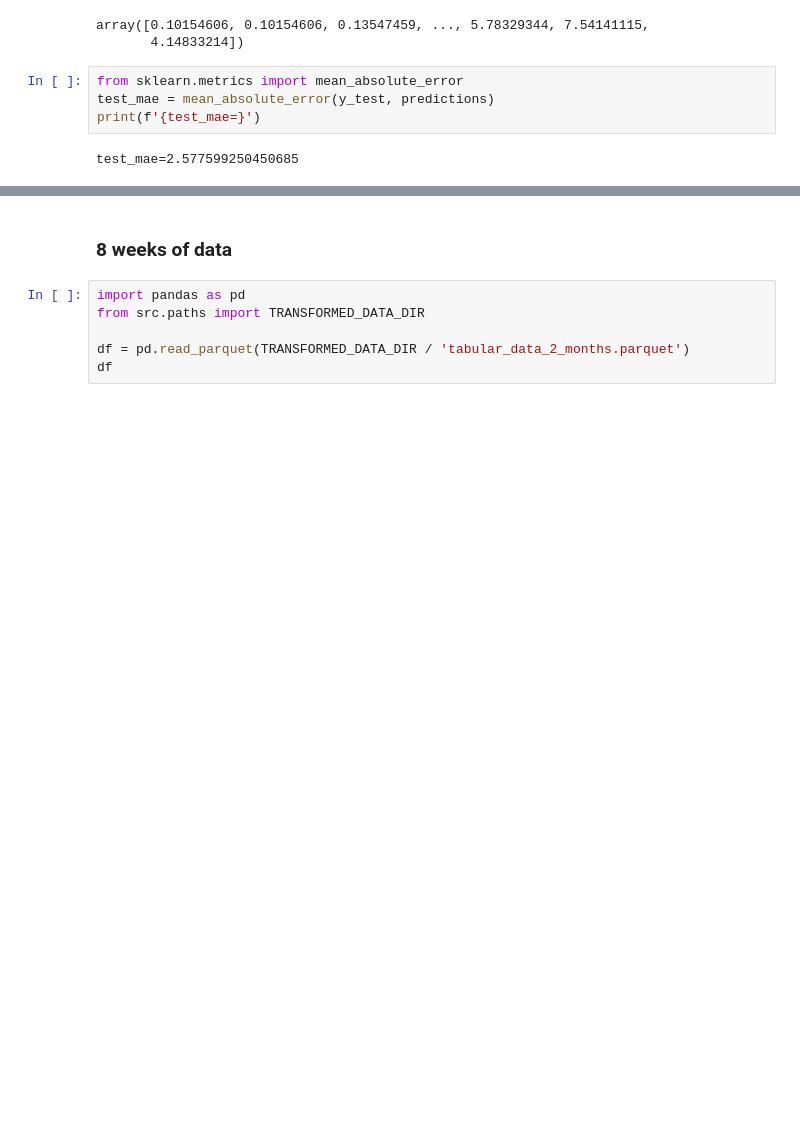
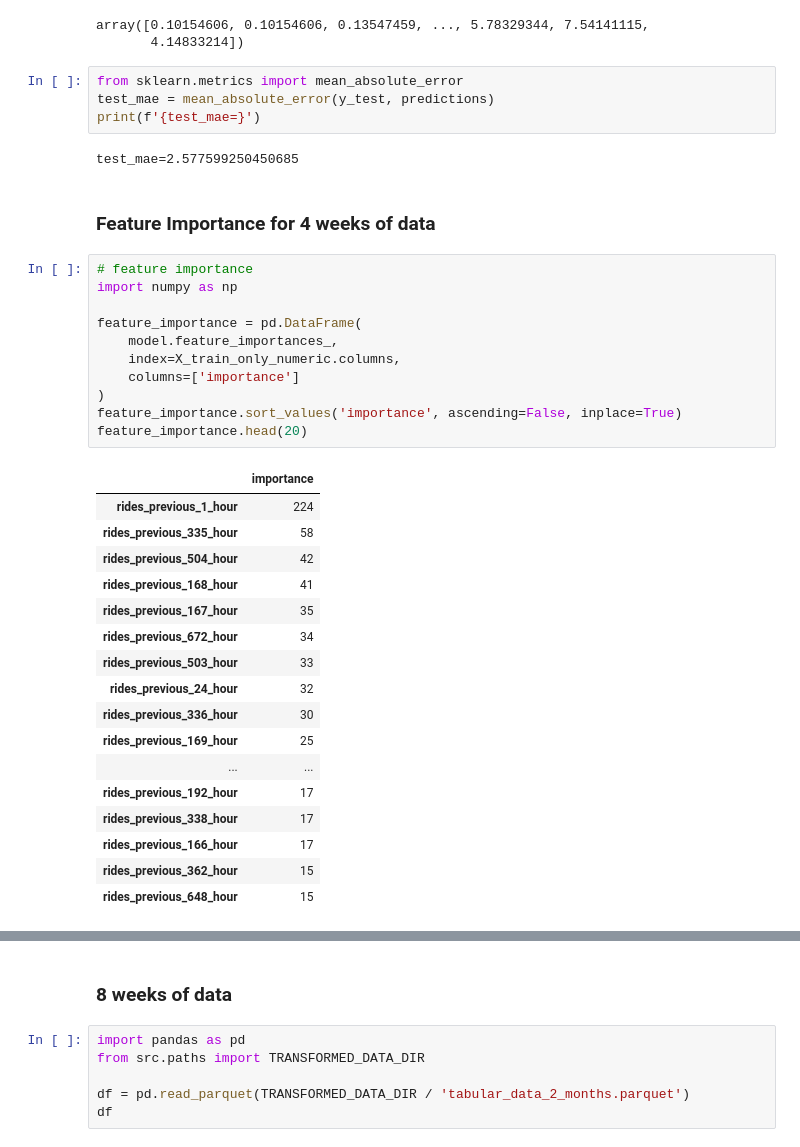
Before and after one commit to bormaley999/taxi_demand_predictor, a Jupyter notebook: notebooks/08_lightgbm_model.ipynb, the cells around one changed output, grey strips where cells are left out. Saved outputs shown, nothing was run; the diff lists cells and outputs as text; blank space fills up the shorter version.

```diff
--- a/notebooks/08_lightgbm_model.ipynb
+++ b/notebooks/08_lightgbm_model.ipynb
@@ -72,3 +72,34 @@ test_mae = mean_absolute_error(y_test, predictions)
 print(f'{test_mae=}')
 # %% [output]
 test_mae=2.577599250450685
+# %% [markdown]
+### Feature Importance for 4 weeks of data
+# %%
+# feature importance
+import numpy as np
+
+feature_importance = pd.DataFrame(
+    model.feature_importances_,
+    index=X_train_only_numeric.columns,
+    columns=['importance']
+)
+feature_importance.sort_values('importance', ascending=False, inplace=True)
+feature_importance.head(20)
+# %% [output]
+|  | importance |
+| rides_previous_1_hour | 224 |
+| rides_previous_335_hour | 58 |
+| rides_previous_504_hour | 42 |
+| rides_previous_168_hour | 41 |
+| rides_previous_167_hour | 35 |
+| rides_previous_672_hour | 34 |
+| rides_previous_503_hour | 33 |
+| rides_previous_24_hour | 32 |
+| rides_previous_336_hour | 30 |
+| rides_previous_169_hour | 25 |
+| ... | ... |
+| rides_previous_192_hour | 17 |
+| rides_previous_338_hour | 17 |
+| rides_previous_166_hour | 17 |
+| rides_previous_362_hour | 15 |
+| rides_previous_648_hour | 15 |
```
Also changed, not shown: parts of 13 cells of this notebook.
